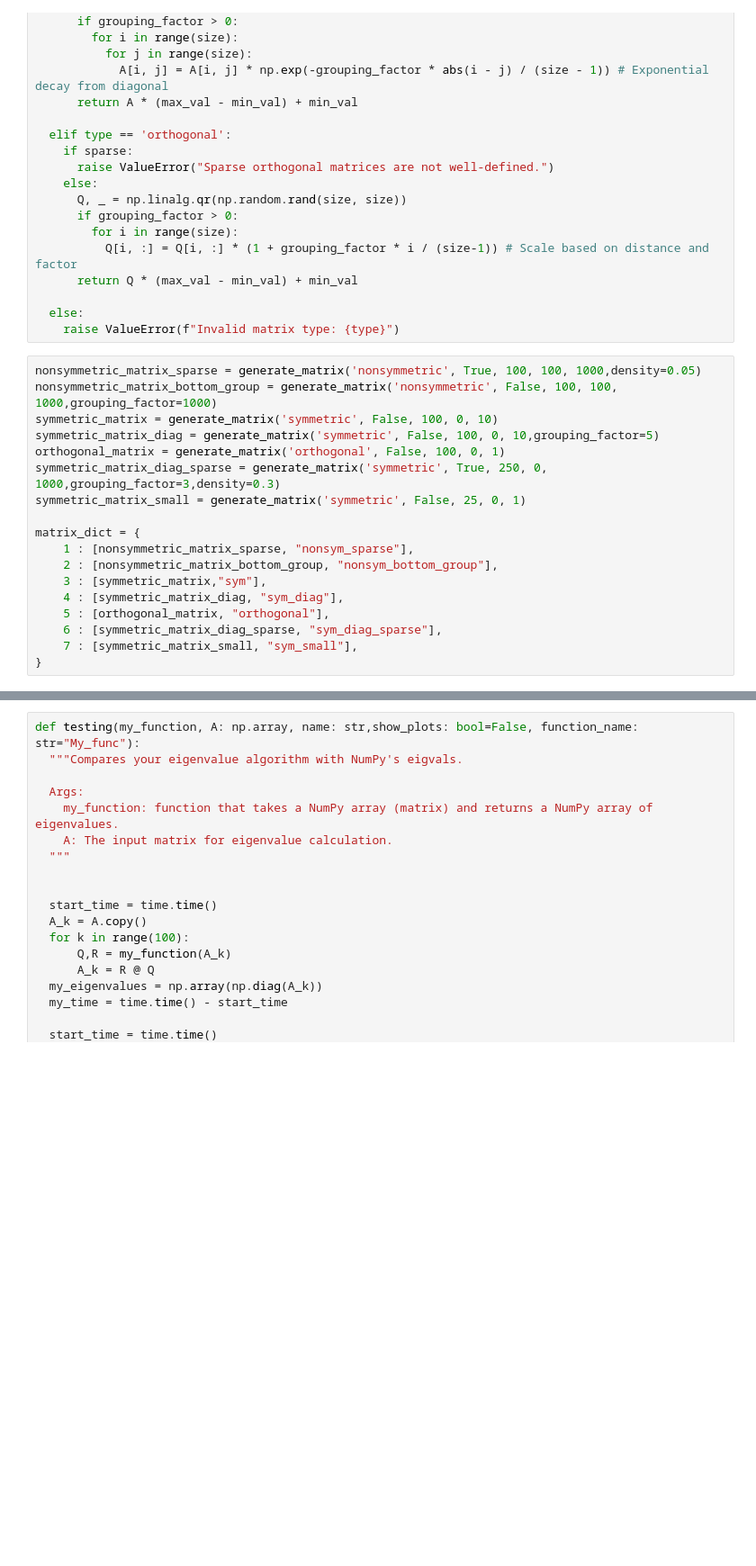
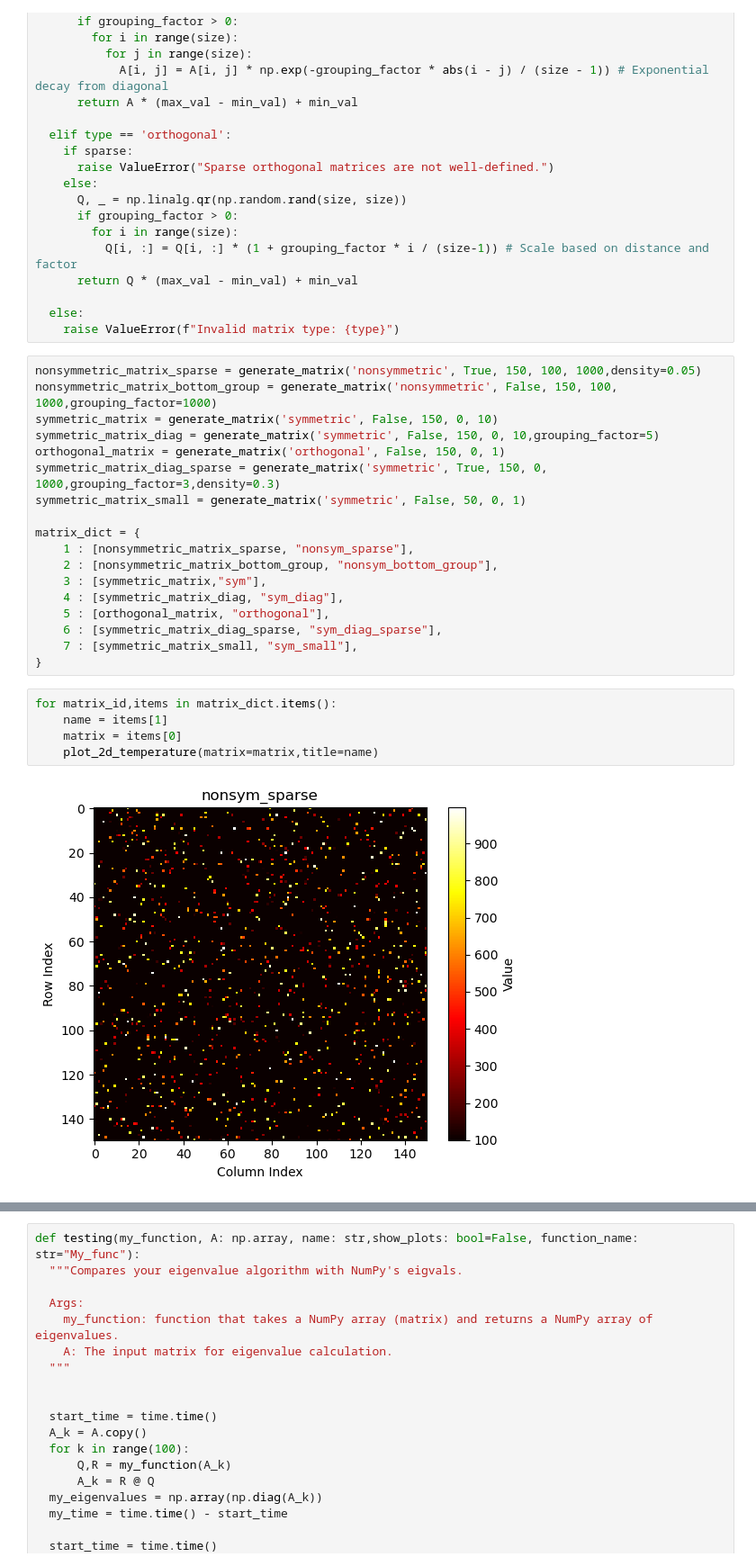
Before and after one commit to alice3e/spbu-fundamentals-of-algorithms, a Jupyter notebook: practicum_7/homework/advanced/qr_algos_battle.ipynb, the cells around one changed output, grey strips where cells are left out. Shown at 90% size. Drawn from its saved outputs; the diff is of its cells as text; blank space fills up the shorter version.

```diff
--- a/practicum_7/homework/advanced/qr_algos_battle.ipynb
+++ b/practicum_7/homework/advanced/qr_algos_battle.ipynb
@@ -111,13 +111,13 @@ def generate_matrix(type: str, sparse: bool, size: int, min_val: float, max_val:
   else:
     raise ValueError(f"Invalid matrix type: {type}")
 # %%
-nonsymmetric_matrix_sparse = generate_matrix('nonsymmetric', True, 100, 100, 1000,density=0.05)
-nonsymmetric_matrix_bottom_group = generate_matrix('nonsymmetric', False, 100, 100, 1000,grouping_factor=1000)
-symmetric_matrix = generate_matrix('symmetric', False, 100, 0, 10)
-symmetric_matrix_diag = generate_matrix('symmetric', False, 100, 0, 10,grouping_factor=5)
-orthogonal_matrix = generate_matrix('orthogonal', False, 100, 0, 1)
-symmetric_matrix_diag_sparse = generate_matrix('symmetric', True, 250, 0, 1000,grouping_factor=3,density=0.3)
-symmetric_matrix_small = generate_matrix('symmetric', False, 25, 0, 1)
+nonsymmetric_matrix_sparse = generate_matrix('nonsymmetric', True, 150, 100, 1000,density=0.05)
+nonsymmetric_matrix_bottom_group = generate_matrix('nonsymmetric', False, 150, 100, 1000,grouping_factor=1000)
+symmetric_matrix = generate_matrix('symmetric', False, 150, 0, 10)
+symmetric_matrix_diag = generate_matrix('symmetric', False, 150, 0, 10,grouping_factor=5)
+orthogonal_matrix = generate_matrix('orthogonal', False, 150, 0, 1)
+symmetric_matrix_diag_sparse = generate_matrix('symmetric', True, 150, 0, 1000,grouping_factor=3,density=0.3)
+symmetric_matrix_small = generate_matrix('symmetric', False, 50, 0, 1)
 
 matrix_dict = {
     1 : [nonsymmetric_matrix_sparse, "nonsym_sparse"],
@@ -128,3 +128,10 @@ matrix_dict = {
     6 : [symmetric_matrix_diag_sparse, "sym_diag_sparse"],
     7 : [symmetric_matrix_small, "sym_small"],
 }
+# %%
+for matrix_id,items in matrix_dict.items():
+    name = items[1]
+    matrix = items[0]
+    plot_2d_temperature(matrix=matrix,title=name)
+# %% [output]
+[figure, added]
```
Also changed, not shown: parts of 3 cells of this notebook, 15 other files.
